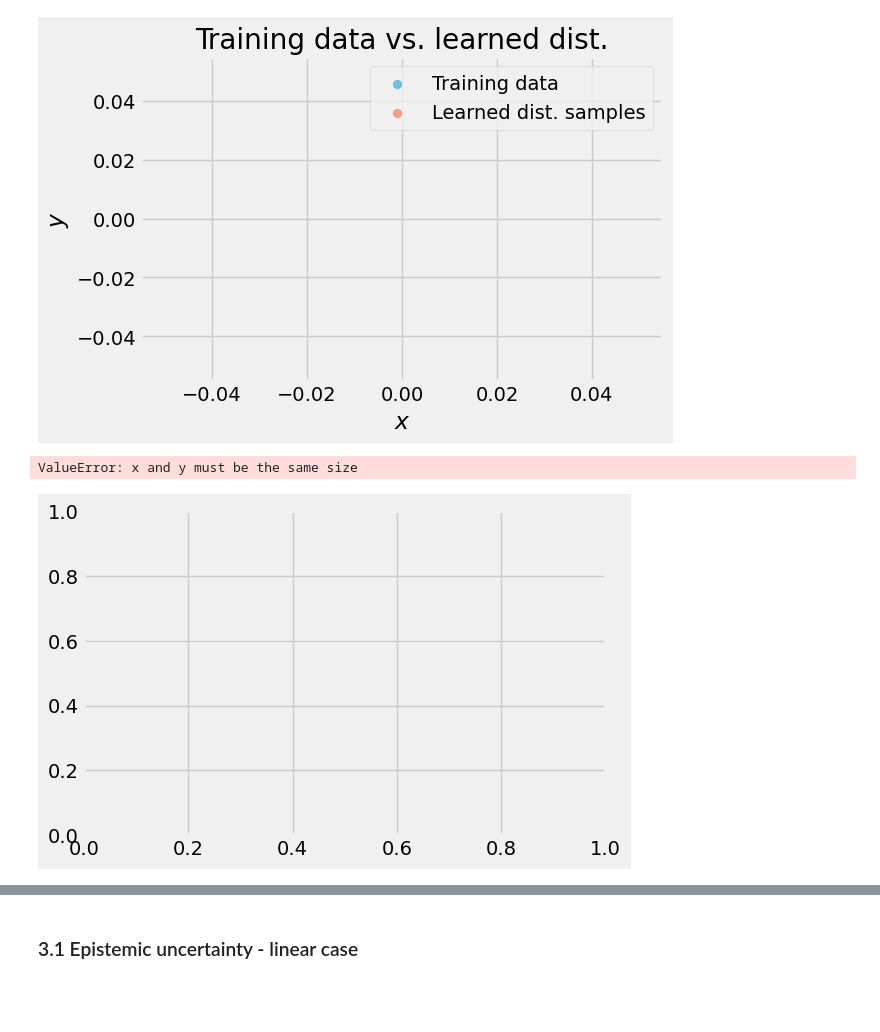
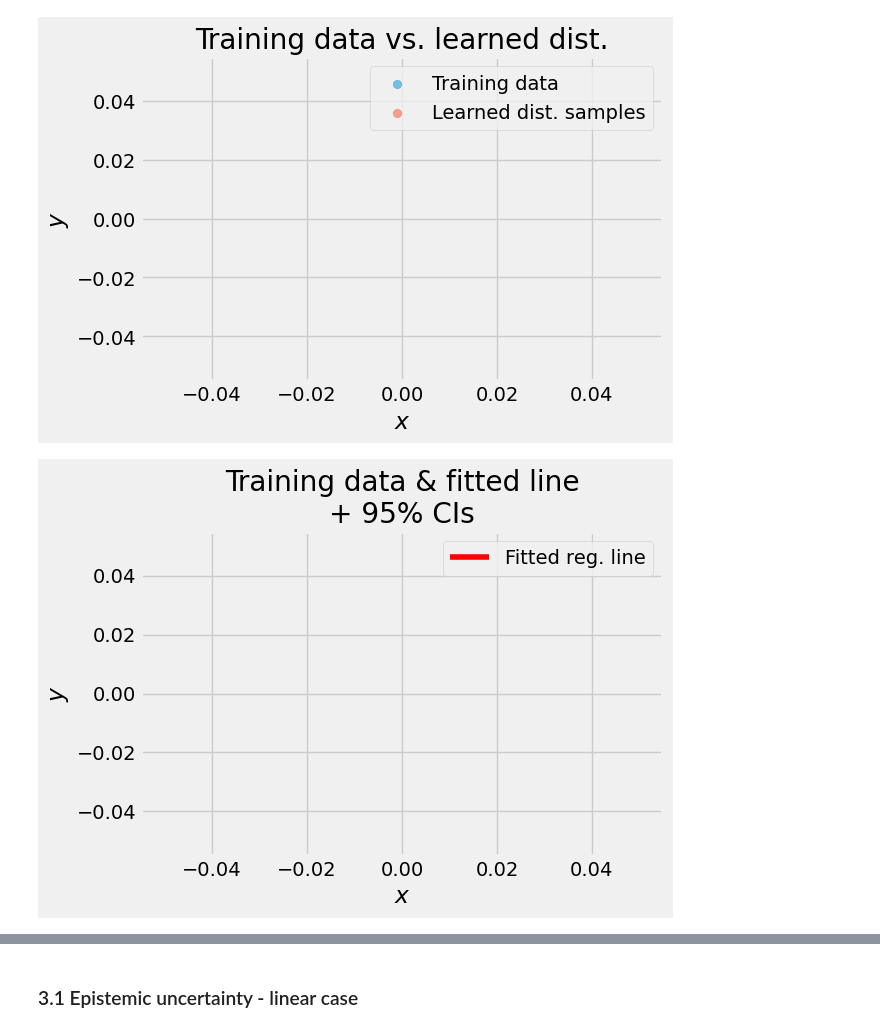
Before and after one commit to sylvielsstfr/MyDeepNN, a Jupyter notebook: PhotoZ/PhotoZInRail/notebooks/Alex_PyData_Global_2021_nb_full_forPhotoZ.ipynb, the cells around one changed output, grey strips where cells are left out. Saved outputs shown, nothing was run; the diff lists cells and outputs as text; code cells hidden in the pictures; blank space fills up the shorter version.

```diff
--- a/PhotoZ/PhotoZInRail/notebooks/Alex_PyData_Global_2021_nb_full_forPhotoZ.ipynb
+++ b/PhotoZ/PhotoZInRail/notebooks/Alex_PyData_Global_2021_nb_full_forPhotoZ.ipynb
@@ -299,24 +296,23 @@ plt.show()
 # %%
 # Compute conf ints
 y_sample = model(x_train).sample()
 y_hat = model(x_train).mean()
 y_sd = model(x_train).stddev()
 y_hat_lower = y_hat - 2 * y_sd
 y_hat_upper = y_hat + 2 * y_sd
 
 # Plot conf ints
 plt.figure(figsize=(6, 4))
-plt.scatter(x_train, y_train, alpha=.5)
-plt.plot(x_train, y_hat, label='Fitted reg. line', c='r')
-plt.fill_between(np.squeeze(x_train), np.squeeze(y_hat_lower), np.squeeze(y_hat_upper), alpha=.1, label='$+/- 2SD$')
+plt.scatter(y_train, y_sample, alpha=.5)
+plt.plot(y_train, y_hat, label='Fitted reg. line', c='r')
+#plt.fill_between(np.squeeze(x_train), np.squeeze(y_hat_lower), np.squeeze(y_hat_upper), alpha=.1, label='$+/- 2SD$')
 plt.xlabel('$x$')
 plt.ylabel('$y$')
 plt.title('Training data & fitted line\n+ 95% CIs')
 plt.legend()
 plt.show()
 # %% [output]
-ValueError: x and y must be the same size
-[figure, old version]
+[figure, new version]
 # %% [markdown]
 ## 3. Modeling epistemic uncertainty - `tfpl.DenseVariational`
 
```
Also changed, not shown: parts of 64 cells of this notebook.
